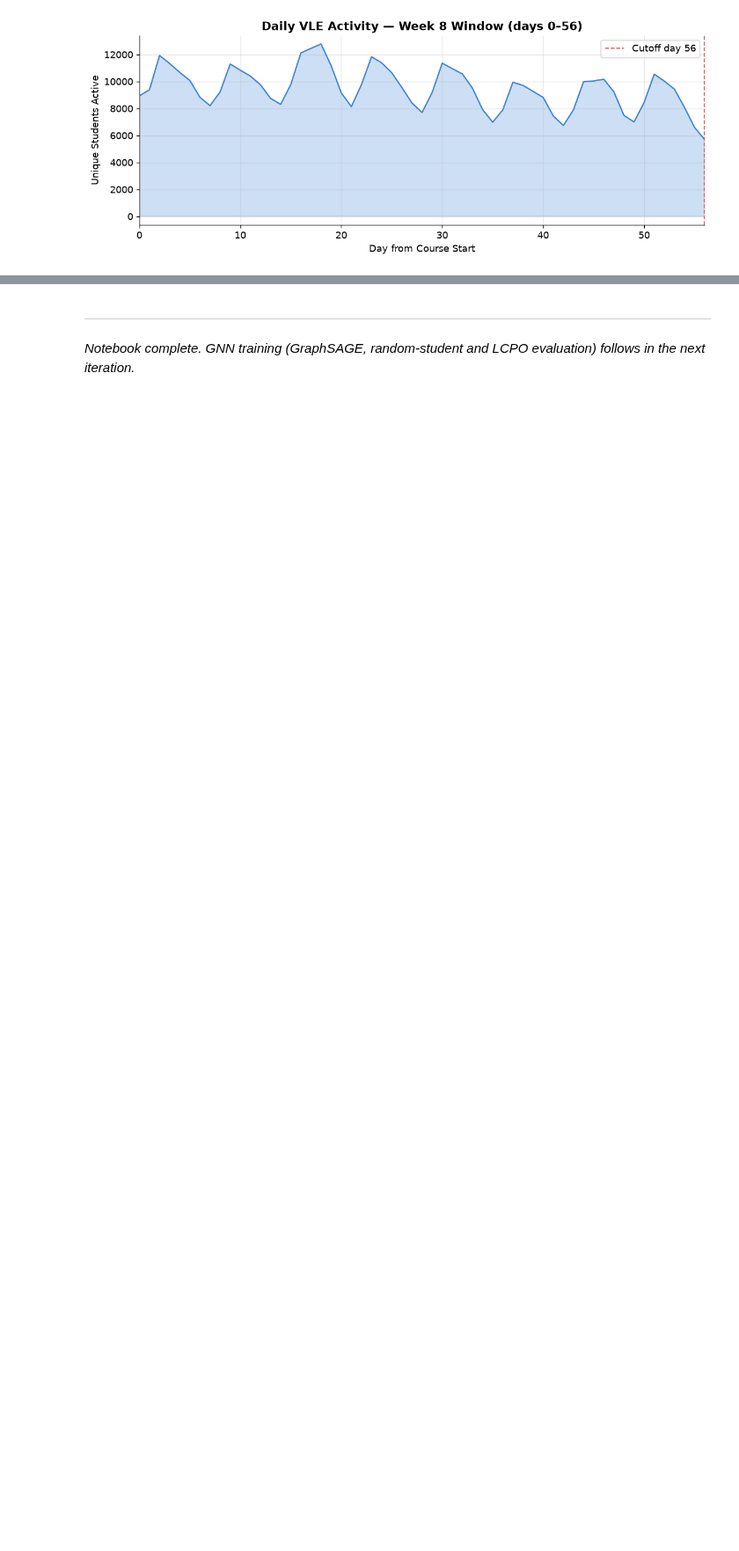
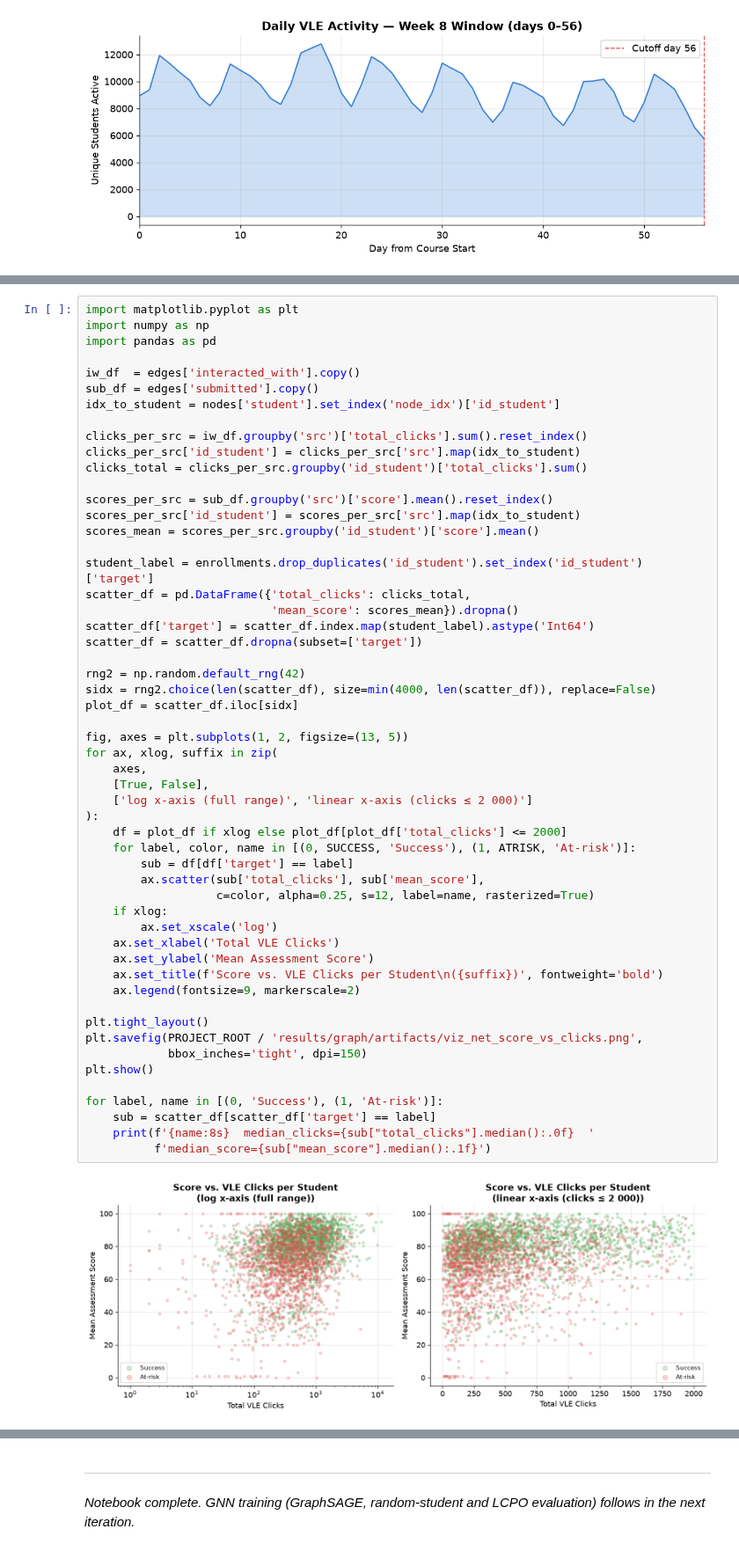
Before and after one commit to reyquiroz/OULAD_CourseAware, a Jupyter notebook: notebooks/OULAD_Graph_Analysis_Final.ipynb, the cells around one changed output, grey strips where cells are left out. Shown at 88% size. Drawn from its saved outputs; the diff is of its cells as text; blank space fills up the shorter version.

```diff
--- a/notebooks/OULAD_Graph_Analysis_Final.ipynb
+++ b/notebooks/OULAD_Graph_Analysis_Final.ipynb
@@ -593,0 +848,56 @@ plt.show()
+# %%
+import matplotlib.pyplot as plt
+import numpy as np
+import pandas as pd
+
+iw_df  = edges['interacted_with'].copy()
+sub_df = edges['submitted'].copy()
+idx_to_student = nodes['student'].set_index('node_idx')['id_student']
+
+clicks_per_src = iw_df.groupby('src')['total_clicks'].sum().reset_index()
+clicks_per_src['id_student'] = clicks_per_src['src'].map(idx_to_student)
+clicks_total = clicks_per_src.groupby('id_student')['total_clicks'].sum()
+
+scores_per_src = sub_df.groupby('src')['score'].mean().reset_index()
+scores_per_src['id_student'] = scores_per_src['src'].map(idx_to_student)
+scores_mean = scores_per_src.groupby('id_student')['score'].mean()
+
+student_label = enrollments.drop_duplicates('id_student').set_index('id_student')['target']
+scatter_df = pd.DataFrame({'total_clicks': clicks_total,
+                           'mean_score': scores_mean}).dropna()
+scatter_df['target'] = scatter_df.index.map(student_label).astype('Int64')
+scatter_df = scatter_df.dropna(subset=['target'])
+
+rng2 = np.random.default_rng(42)
+sidx = rng2.choice(len(scatter_df), size=min(4000, len(scatter_df)), replace=False)
+plot_df = scatter_df.iloc[sidx]
+
+fig, axes = plt.subplots(1, 2, figsize=(13, 5))
+for ax, xlog, suffix in zip(
+    axes,
+    [True, False],
+    ['log x-axis (full range)', 'linear x-axis (clicks ≤ 2 000)']
+):
+    df = plot_df if xlog else plot_df[plot_df['total_clicks'] <= 2000]
+    for label, color, name in [(0, SUCCESS, 'Success'), (1, ATRISK, 'At-risk')]:
+        sub = df[df['target'] == label]
+        ax.scatter(sub['total_clicks'], sub['mean_score'],
+                   c=color, alpha=0.25, s=12, label=name, rasterized=True)
+    if xlog:
+        ax.set_xscale('log')
+    ax.set_xlabel('Total VLE Clicks')
+    ax.set_ylabel('Mean Assessment Score')
+    ax.set_title(f'Score vs. VLE Clicks per Student\n({suffix})', fontweight='bold')
+    ax.legend(fontsize=9, markerscale=2)
+
+plt.tight_layout()
+plt.savefig(PROJECT_ROOT / 'results/graph/artifacts/viz_net_score_vs_clicks.png',
+            bbox_inches='tight', dpi=150)
+plt.show()
+
+for label, name in [(0, 'Success'), (1, 'At-risk')]:
+    sub = scatter_df[scatter_df['target'] == label]
+    print(f'{name:8s}  median_clicks={sub["total_clicks"].median():.0f}  '
+          f'median_score={sub["mean_score"].median():.1f}')
+# %% [output]
+[figure, added]
```
Also changed, not shown: parts of 11 cells of this notebook, 4 other files.
